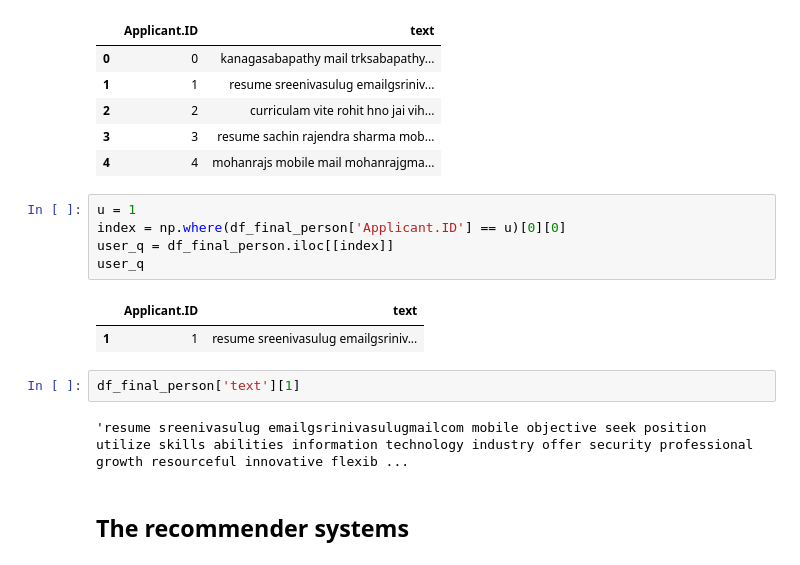
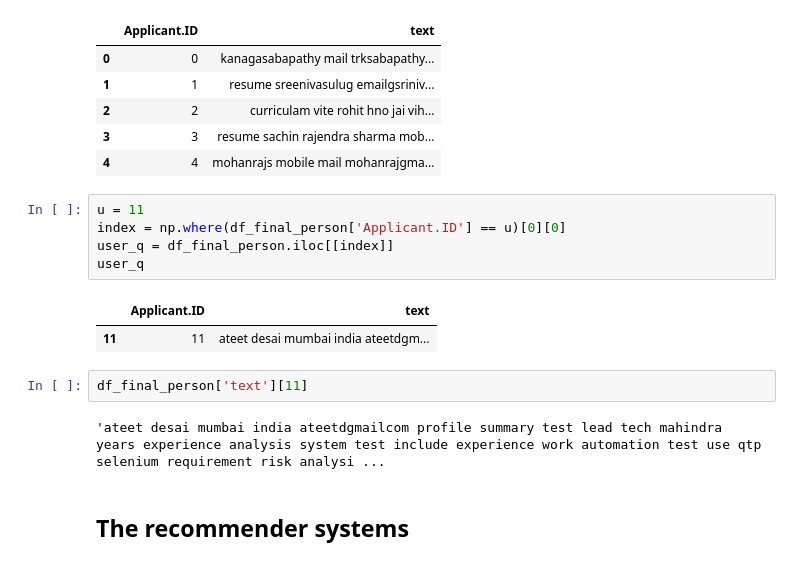
Before and after one commit to navneetkrc/Recommender_systems, a Jupyter notebook: AJ_Job_analysis_content_recommendation.ipynb, the cells around one changed output. Saved outputs shown, nothing was run; the diff lists cells and outputs as text.

```diff
--- a/AJ_Job_analysis_content_recommendation.ipynb
+++ b/AJ_Job_analysis_content_recommendation.ipynb
@@ -220,17 +229,17 @@ df_final_person.head()
 | 3 | 3 | resume sachin rajendra sharma mob... |
 | 4 | 4 | mohanrajs mobile mail mohanrajgma... |
 # %%
-u = 1
+u = 11
 index = np.where(df_final_person['Applicant.ID'] == u)[0][0]
 user_q = df_final_person.iloc[[index]]
 user_q
 # %% [output]
 |  | Applicant.ID | text |
-| 1 | 1 | resume sreenivasulug emailgsriniv... |
+| 11 | 11 | ateet desai mumbai india ateetdgm... |
 # %%
-df_final_person['text'][1]
+df_final_person['text'][11]
 # %% [output]
-'resume sreenivasulug emailgsrinivasulugmailcom mobile objective seek position utilize skills abilities information technology industry offer security professional growth resourceful innovative flexib ...
+'ateet desai mumbai india ateetdgmailcom profile summary test lead tech mahindra years experience analysis system test include experience work automation test use qtp selenium requirement risk analysi ...
 # %% [markdown]
 ## The recommender systems
 # %% [markdown]
```
Also changed, not shown: parts of 15 cells of this notebook.
